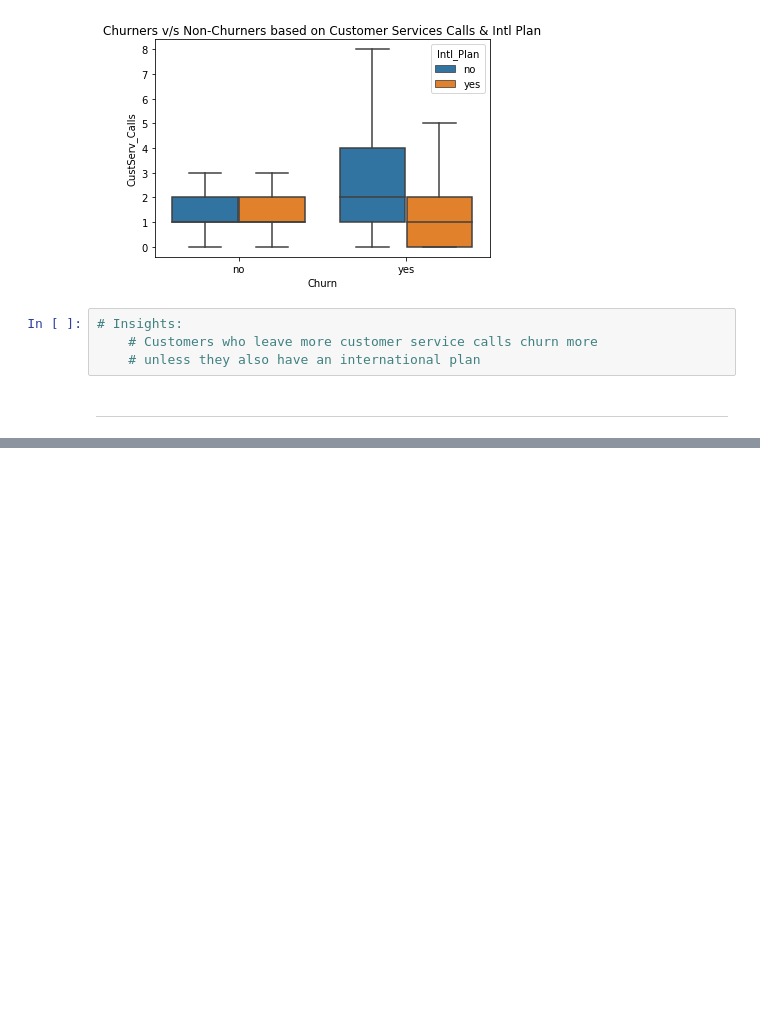
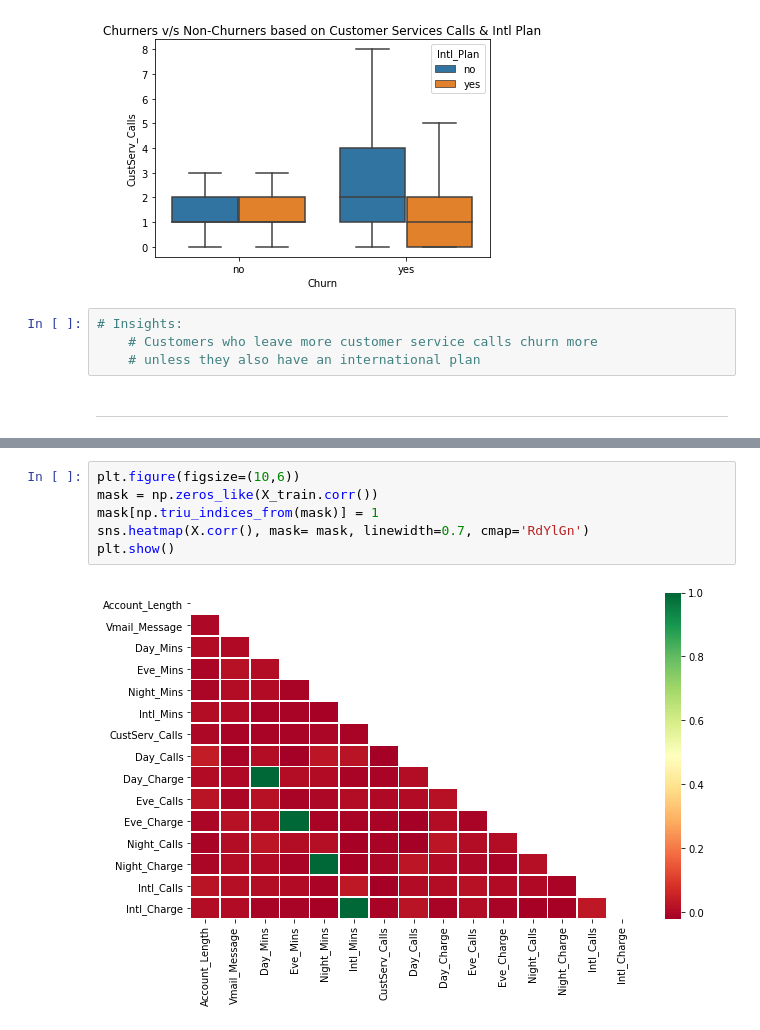
Before and after one commit to ashish-sharma-as/Customer_Churn, a Jupyter notebook: customer_churn.ipynb, the cells around one changed output, grey strips where cells are left out. Saved outputs shown, nothing was run; the diff lists cells and outputs as text; blank space fills up the shorter version.

```diff
--- a/customer_churn.ipynb
+++ b/customer_churn.ipynb
@@ -218,0 +392,8 @@ plt.show()
+# %%
+plt.figure(figsize=(10,6))
+mask = np.zeros_like(X_train.corr())
+mask[np.triu_indices_from(mask)] = 1
+sns.heatmap(X.corr(), mask= mask, linewidth=0.7, cmap='RdYlGn')
+plt.show()
+# %% [output]
+[figure, added]
```
Also changed, not shown: parts of 32 cells of this notebook.
